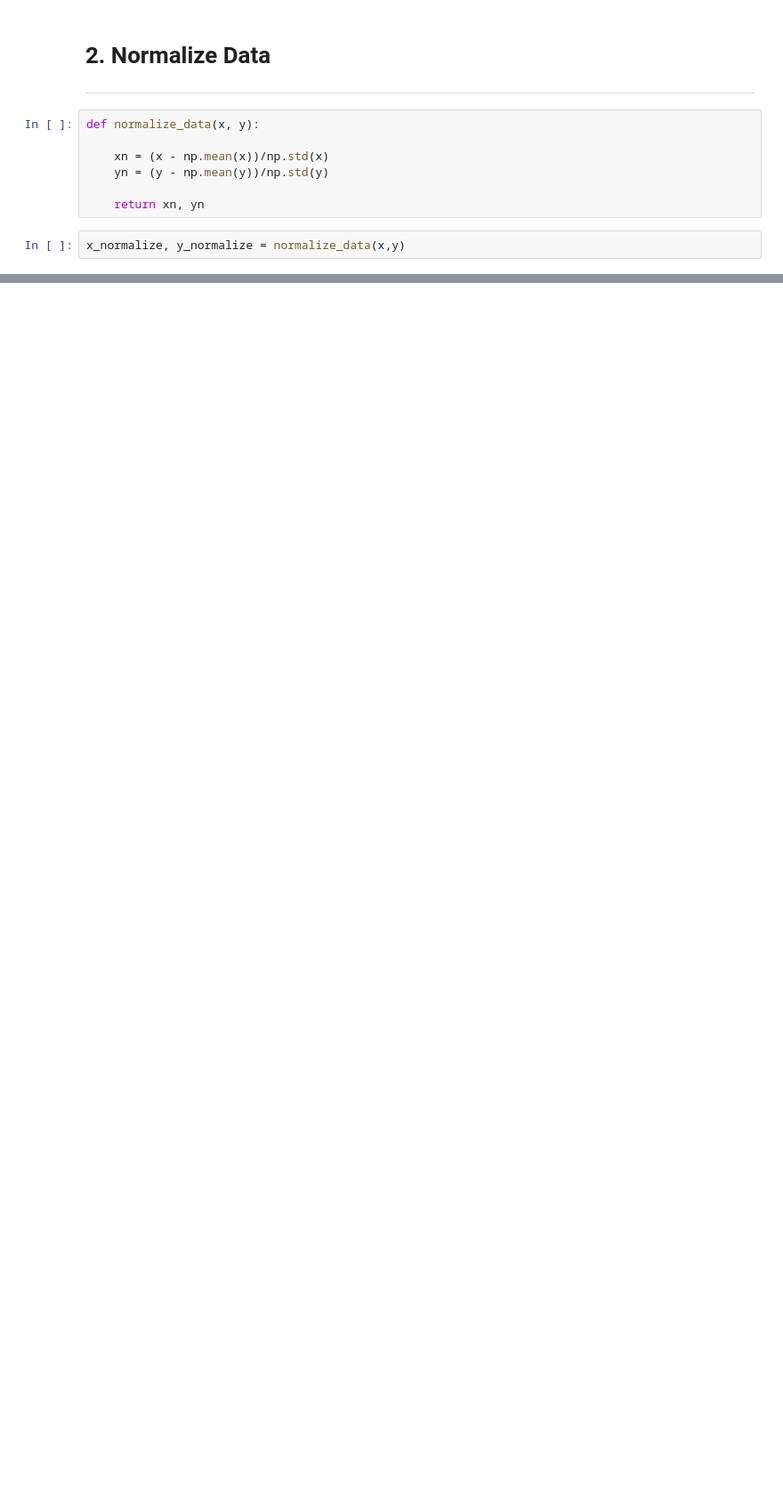
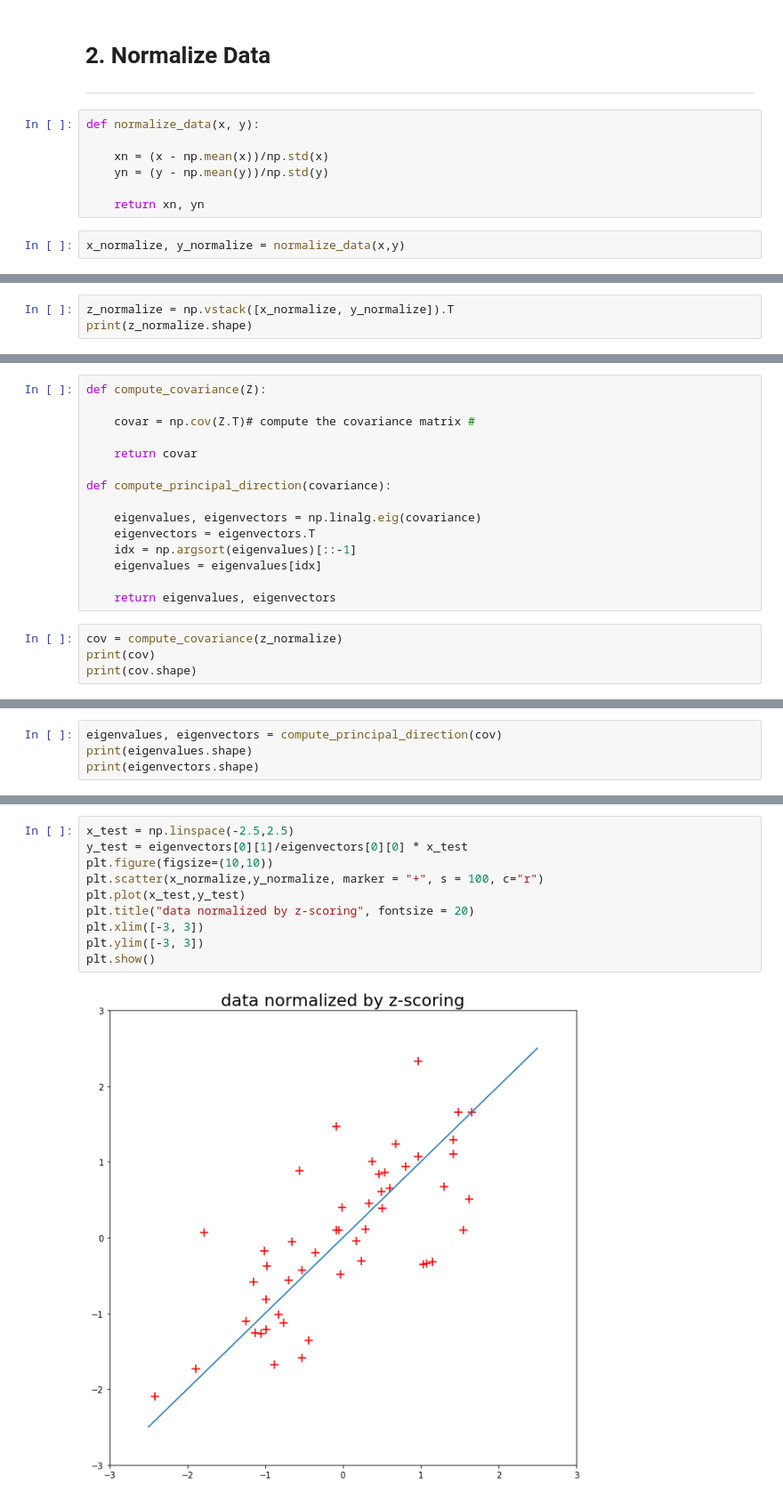
Before and after one commit to jiku100/2020-2-machine-running-proejct, a Jupyter notebook: assignment8/신석경_assignment_8.ipynb, the cells around one changed output, grey strips where cells are left out. Shown at 89% size. Drawn from its saved outputs; the diff is of its cells as text; blank space fills up the shorter version.

Commit message:
implement covariance and principal using numpy

```diff
--- a/assignment8/신석경_assignment_8.ipynb
+++ b/assignment8/신석경_assignment_8.ipynb
@@ -47,0 +59,3 @@ plt.show()
+# %%
+z_normalize = np.vstack([x_normalize, y_normalize]).T
+print(z_normalize.shape)
@@ -47,0 +76,19 @@ plt.show()
+# %%
+def compute_covariance(Z):
+
+    covar = np.cov(Z.T)# compute the covariance matrix #
+
+    return covar
+
+def compute_principal_direction(covariance):
+
+    eigenvalues, eigenvectors = np.linalg.eig(covariance)
+    eigenvectors = eigenvectors.T
+    idx = np.argsort(eigenvalues)[::-1]
+    eigenvalues = eigenvalues[idx]
+
+    return eigenvalues, eigenvectors
+# %%
+cov = compute_covariance(z_normalize)
+print(cov)
+print(cov.shape)
@@ -47,0 +111,4 @@ plt.show()
+# %%
+eigenvalues, eigenvectors = compute_principal_direction(cov)
+print(eigenvalues.shape)
+print(eigenvectors.shape)
@@ -47,0 +123,12 @@ plt.show()
+# %%
+x_test = np.linspace(-2.5,2.5)
+y_test = eigenvectors[0][1]/eigenvectors[0][0] * x_test
+plt.figure(figsize=(10,10))
+plt.scatter(x_normalize,y_normalize, marker = "+", s = 100, c="r")
+plt.plot(x_test,y_test)
+plt.title("data normalized by z-scoring", fontsize = 20)
+plt.xlim([-3, 3])
+plt.ylim([-3, 3])
+plt.show()
+# %% [output]
+[figure, added]
```
Also changed, not shown: parts of 9 cells of this notebook.
